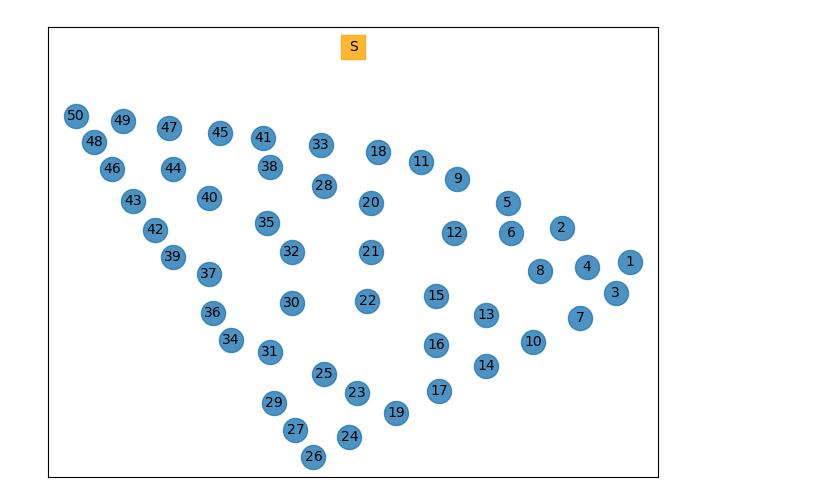
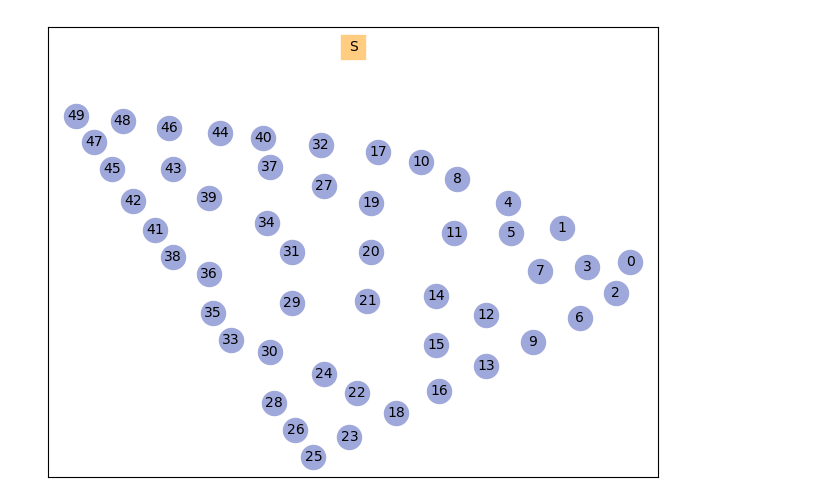
Before and after one commit to FernandoSchett/wamuu, a Jupyter notebook: notebooks/0.1-pma-instance_visualization.ipynb, the cells around one changed output. Saved outputs shown, nothing was run; the diff lists cells and outputs as text; code cells hidden in the pictures.

```diff
--- a/notebooks/0.1-pma-instance_visualization.ipynb
+++ b/notebooks/0.1-pma-instance_visualization.ipynb
@@ -13,23 +13,19 @@ I = Instance(
 # %%
 G = nx.Graph()
 G.add_node('S', pos=(0, 0))
 for i in range(len(I.turbs)):
-    G.add_node(i+1, pos=I.turbs[i])
+    G.add_node(i, pos=I.turbs[i])
 pos = nx.get_node_attributes(G, 'pos')
-options = {
-    'alpha': 0.8
-}
 nx.draw_networkx_nodes(G, pos,
                        nodelist=['S'],
-                       node_color='orange',
-                       node_shape='s',
-                       **options)
+                       node_color='#FFCC80',
+                       node_shape='s')
 nx.draw_networkx_nodes(G, pos,
-                       nodelist=range(1, len(I.turbs)+1),
-                       **options)
+                       nodelist=range(len(I.turbs)),
+                       node_color='#9FA8DA')
 nx.draw_networkx_labels(G, pos,
                         font_size=10)
 plt.tight_layout()
 plt.show()
 # %% [output]
-[figure, old version]
+[figure, new version]
```
Also changed, not shown: 3 other files.
